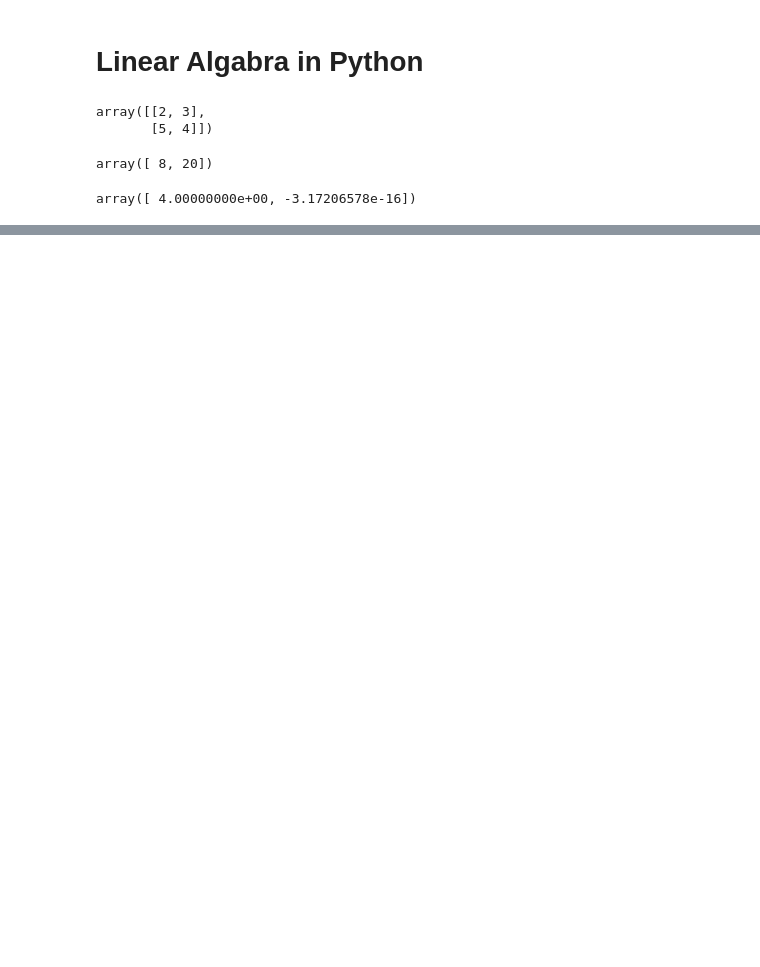
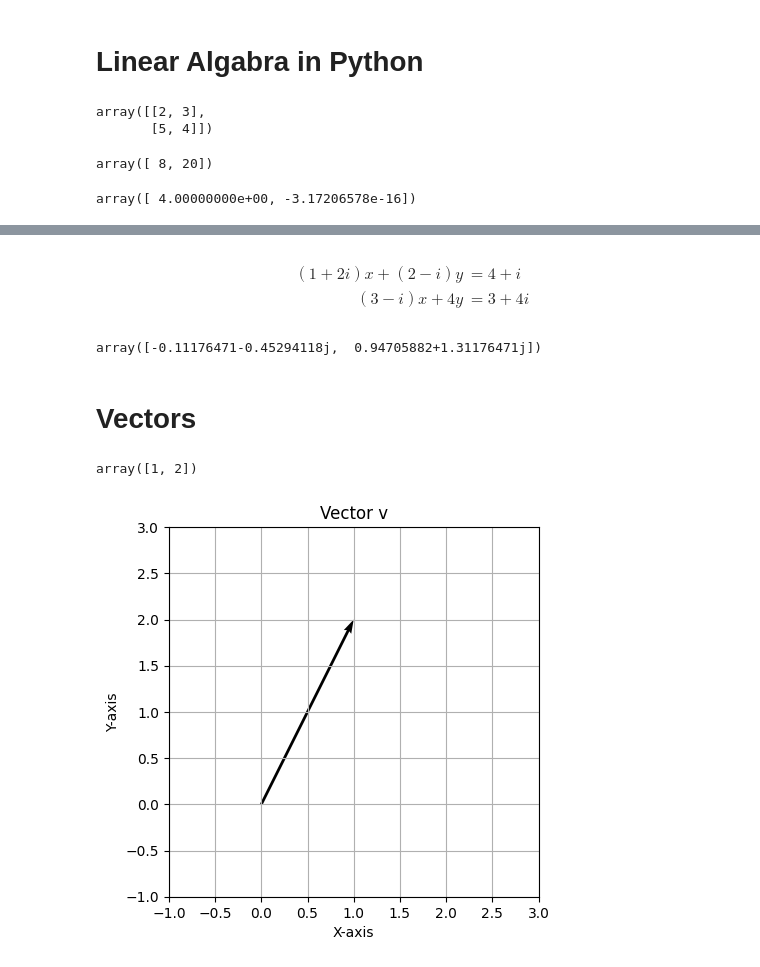
Before and after one commit to faisalramzan77/Data_Science_Course, a Jupyter notebook: 07_Mathemathics/01_Linear_ALgebra.ipynb, the cells around one changed output, grey strips where cells are left out. Drawn from its saved outputs; the diff is of its cells as text; code cells hidden in the pictures; blank space fills up the shorter version.

```diff
--- a/07_Mathemathics/01_Linear_ALgebra.ipynb
+++ b/07_Mathemathics/01_Linear_ALgebra.ipynb
@@ -25,0 +29,19 @@ array([ 4.00000000e+00, -3.17206578e-16])
+# %% [markdown]
+\begin{align*}
+(1 + 2i)x + (2 - i)y &= 4 + i \\
+(3 - i)x + 4y &= 3 + 4i
+\end{align*}
+# %%
+# Coefficients matrix A with complex numbers
+A_complex = np.array([[1 + 2j, 2-1j], [3-1j, 4]])
+
+# Coefficients matrix B with complex numbers
+B_complex = np.array([4 + 1j, 3 + 4j])
+
+# Solving for x in the complex case
+x_complex = np.linalg.solve(A_complex, B_complex)
+x_complex
+# %% [output]
+array([-0.11176471-0.45294118j,  0.94705882+1.31176471j])
+# %% [markdown]
+# Vectors
@@ -25,0 +50,19 @@ array([ 4.00000000e+00, -3.17206578e-16])
+# %%
+# create a vector
+v = np.array([1, 2])
+v
+# %% [output]
+array([1, 2])
+# %%
+# plotting the vector v
+plt.quiver(0, 0, v[0], v[1], angles='xy', scale_units='xy', scale=1)
+plt.xlim(-1, 3)
+plt.ylim(-1, 3)
+plt.grid()
+plt.xlabel('X-axis')
+plt.ylabel('Y-axis')
+plt.title('Vector v')
+plt.gca().set_aspect('equal', adjustable='box')
+plt.show()
+# %% [output]
+[figure, added]
```
Also changed, not shown: parts of 7 cells of this notebook.
